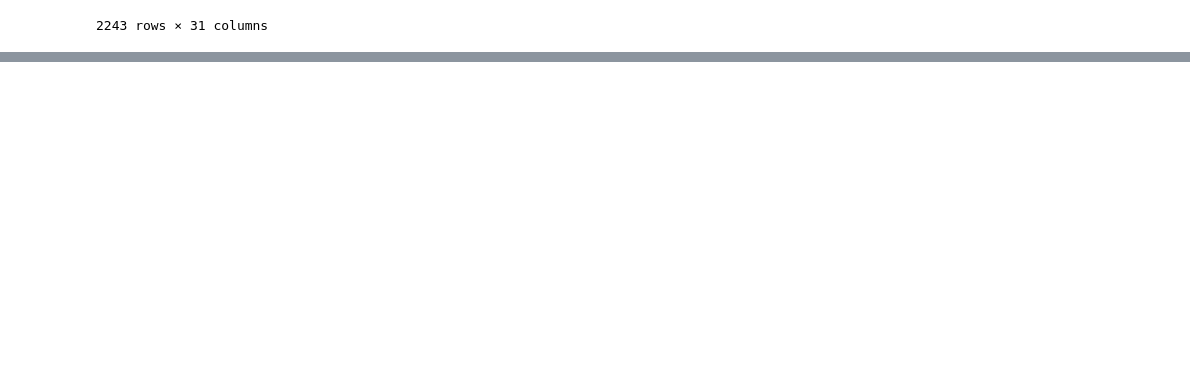
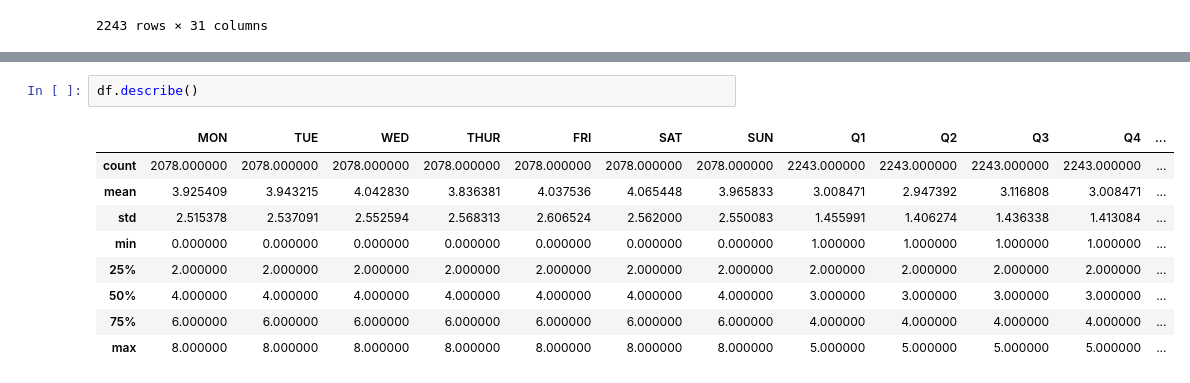
Before and after one commit to Mithun120/final_project, a Jupyter notebook: faker/fulldata.ipynb, the cells around one changed output, grey strips where cells are left out. Drawn from its saved outputs; the diff is of its cells as text; blank space fills up the shorter version.

```diff
--- a/faker/fulldata.ipynb
+++ b/faker/fulldata.ipynb
@@ -95,0 +148,12 @@ df
+# %%
+df.describe()
+# %% [output]
+|  | MON | TUE | WED | THUR | FRI | SAT | SUN | Q1 | Q2 | Q3 | Q4 | ... |
+| count | 2078.000000 | 2078.000000 | 2078.000000 | 2078.000000 | 2078.000000 | 2078.000000 | 2078.000000 | 2243.000000 | 2243.000000 | 2243.000000 | 2243.000000 | ... |
+| mean | 3.925409 | 3.943215 | 4.042830 | 3.836381 | 4.037536 | 4.065448 | 3.965833 | 3.008471 | 2.947392 | 3.116808 | 3.008471 | ... |
+| std | 2.515378 | 2.537091 | 2.552594 | 2.568313 | 2.606524 | 2.562000 | 2.550083 | 1.455991 | 1.406274 | 1.436338 | 1.413084 | ... |
+| min | 0.000000 | 0.000000 | 0.000000 | 0.000000 | 0.000000 | 0.000000 | 0.000000 | 1.000000 | 1.000000 | 1.000000 | 1.000000 | ... |
+| 25% | 2.000000 | 2.000000 | 2.000000 | 2.000000 | 2.000000 | 2.000000 | 2.000000 | 2.000000 | 2.000000 | 2.000000 | 2.000000 | ... |
+| 50% | 4.000000 | 4.000000 | 4.000000 | 4.000000 | 4.000000 | 4.000000 | 4.000000 | 3.000000 | 3.000000 | 3.000000 | 3.000000 | ... |
+| 75% | 6.000000 | 6.000000 | 6.000000 | 6.000000 | 6.000000 | 6.000000 | 6.000000 | 4.000000 | 4.000000 | 4.000000 | 4.000000 | ... |
+| max | 8.000000 | 8.000000 | 8.000000 | 8.000000 | 8.000000 | 8.000000 | 8.000000 | 5.000000 | 5.000000 | 5.000000 | 5.000000 | ... |
```
Also changed, not shown: parts of 8 cells of this notebook.
